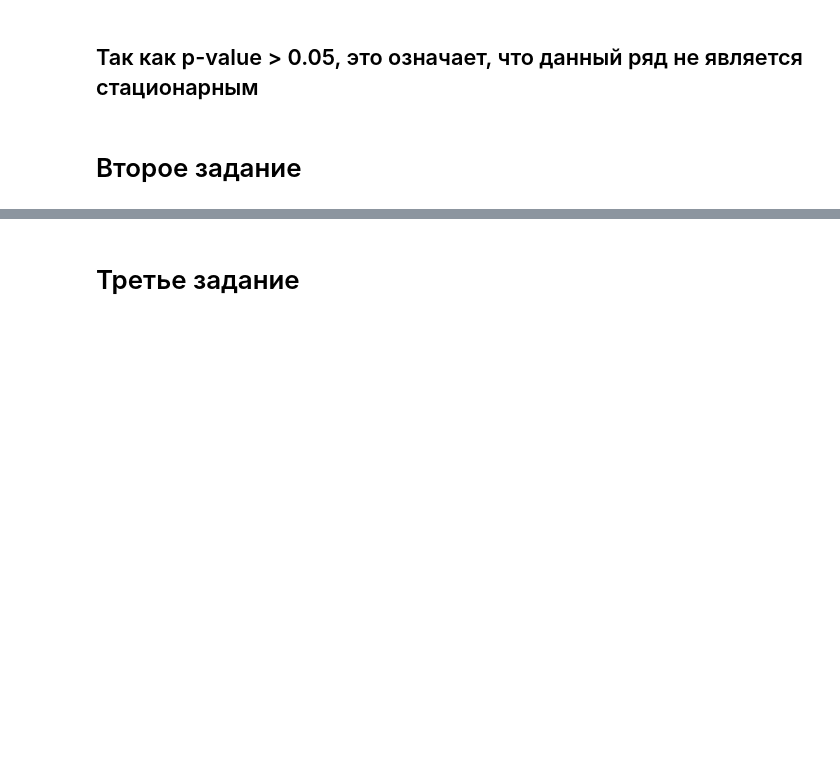
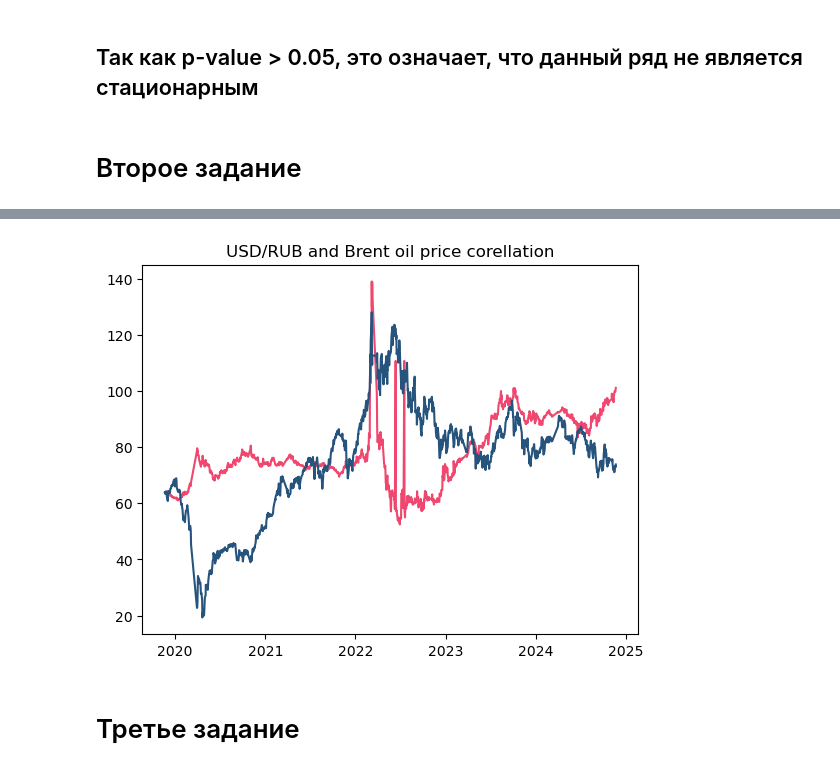
Before and after one commit to hybridsoul213/magistracy_python, a Jupyter notebook: Фин_Математика/Заичкин_ДЗ3_Базовая.ipynb, the cells around one changed output, grey strips where cells are left out. Drawn from its saved outputs; the diff is of its cells as text; code cells hidden in the pictures; blank space fills up the shorter version.

```diff
--- a/Фин_Математика/Заичкин_ДЗ3_Базовая.ipynb
+++ b/Фин_Математика/Заичкин_ДЗ3_Базовая.ipynb
@@ -62,6 +62,7 @@ import yfinance as yf
 import pandas as pd
 import statsmodels.api as sm
 import numpy as np
+import matplotlib.pyplot as plt
 
 # Получаем данные за последний год
 dollar = yf.Ticker("RUB=X")
@@ -92,6 +93,12 @@ model = sm.OLS(Y, X).fit()
 
 # Выводим результаты
 print(model.summary())
+
+#вывод графика линейной регрессии
+fig, ax = plt.subplots(1,1)
+plt.plot(data['Dollar'],c='#ef476f')
+plt.plot(data['Brent'], c='#26547c')
+plt.title('USD/RUB and Brent oil price corellation');
 # %% [output]
                             OLS Regression Results
 ==============================================================================
@@ -103,13 +110,14 @@ Time:                        15:13:34   Log-Likelihood:                -4567.8
 No. Observations:                1176   AIC:                             9140.
 Df Residuals:                    1174   BIC:                             9150.
 Df Model:                           1
 Covariance Type:            nonrobust
 ==============================================================================
 ... (9 lines left out)
 ==============================================================================
 
 Notes:
 [1] Standard Errors assume that the covariance matrix of the errors is correctly specified.
+[figure, added]
 # %% [markdown]
 # Третье задание
 # %%
```
Also changed, not shown: parts of 5 cells of this notebook.
